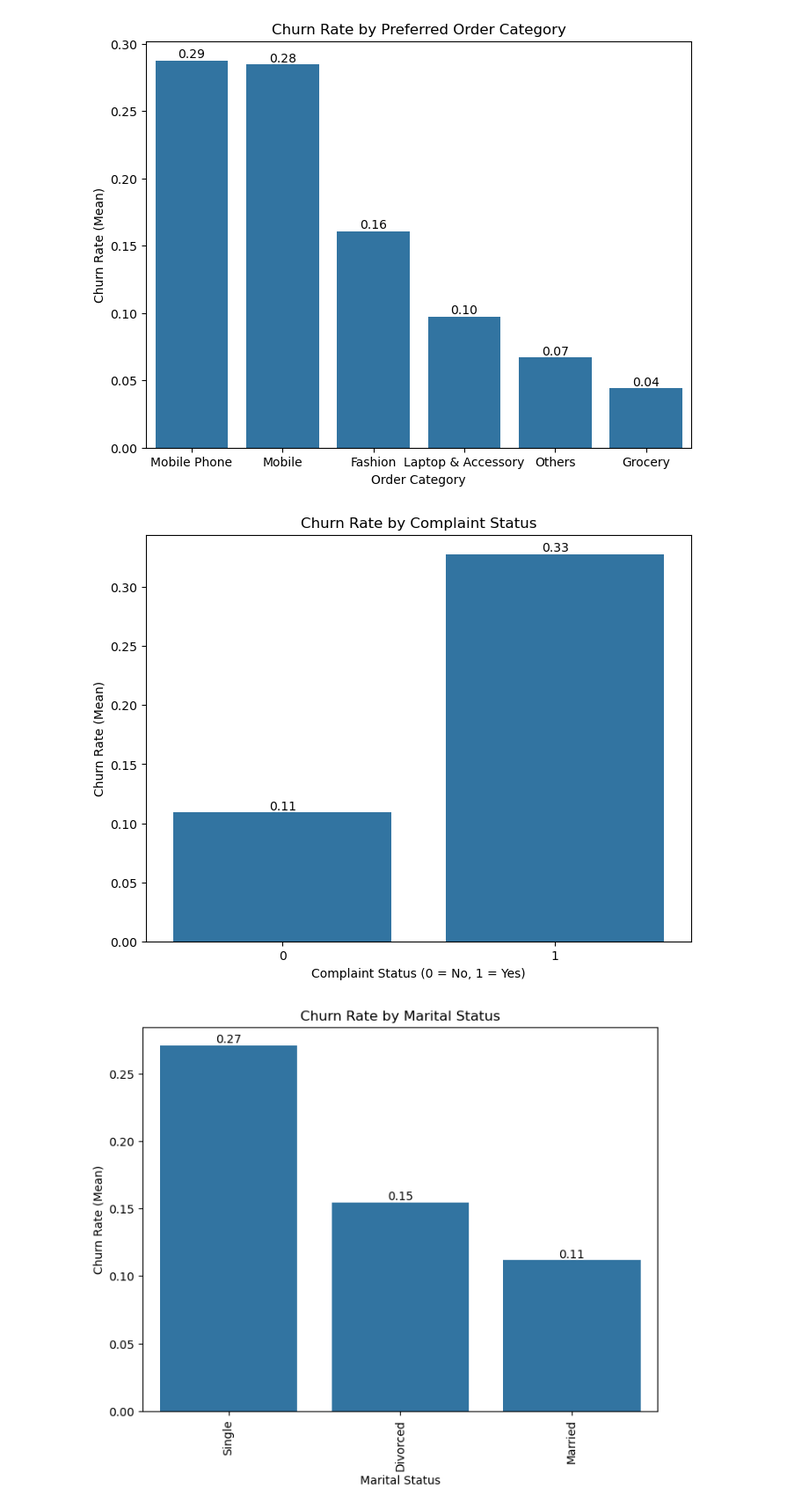
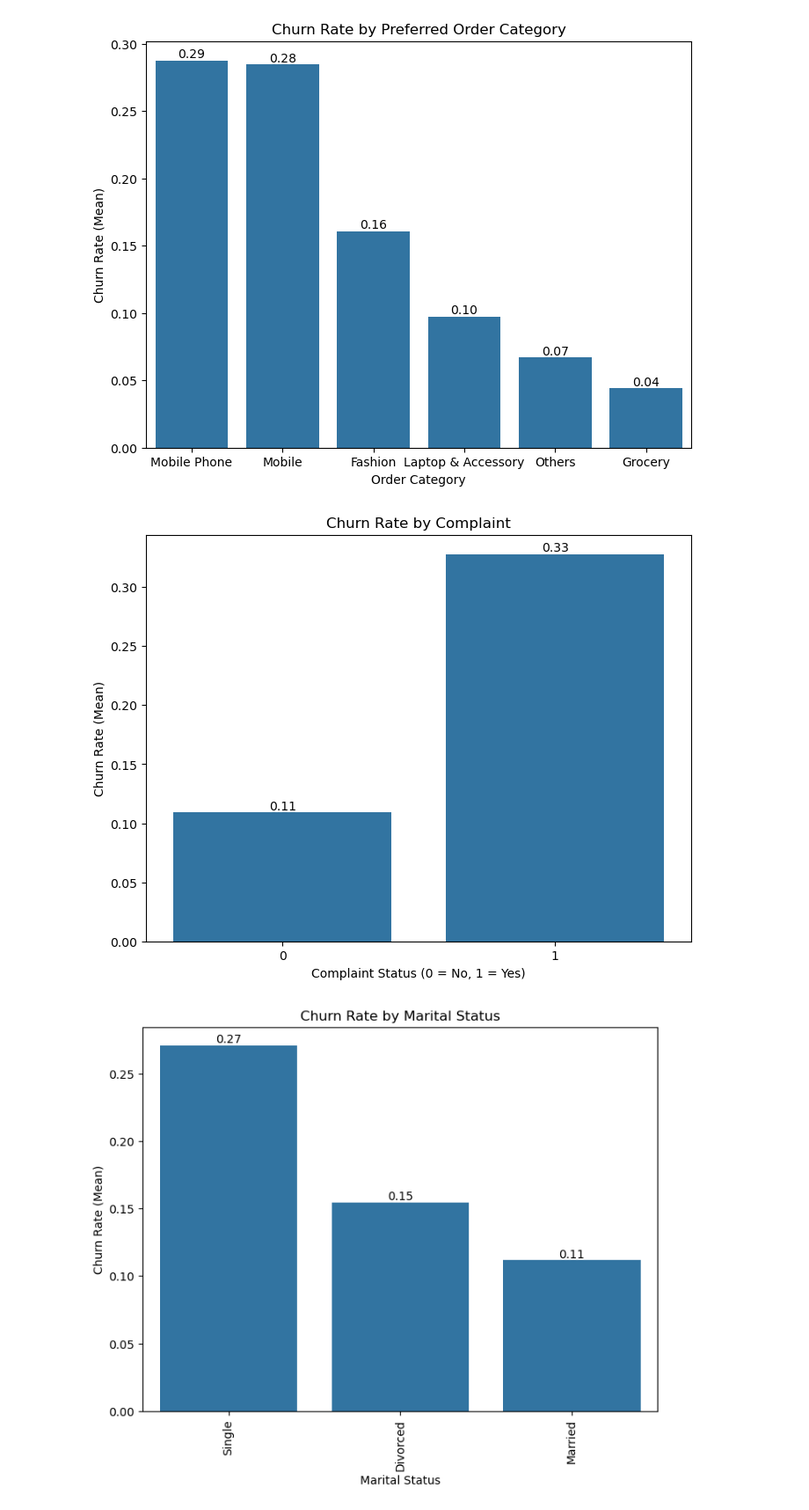
Before and after one commit to alhamfebian/purwadhika-jcdsol, a Jupyter notebook: Capstone Project/Capstone Project Module 3/ECommerceCustomerChurn.ipynb, the cells around one changed output. Shown at 88% size. Saved outputs shown, nothing was run; the diff lists cells and outputs as text; code cells hidden in the pictures.

```diff
--- a/Capstone Project/Capstone Project Module 3/ECommerceCustomerChurn.ipynb
+++ b/Capstone Project/Capstone Project Module 3/ECommerceCustomerChurn.ipynb
@@ -226,21 +240,21 @@ plt.show()
 # %%
 # Melihat berapa rata-rata orang yang Churn berdasarkan Complaint atau tidak
 
 plt.figure(figsize=(8, 6))
 
 churn_rate_by_complaint_status_barplot = sns.barplot(
     data=df_ecommerce_customer_churn.groupby('Complain')['Churn'].mean().sort_values(ascending=False)
 )
 
 for container in churn_rate_by_complaint_status_barplot.containers:
     churn_rate_by_complaint_status_barplot.bar_label(container, fmt='%.2f')
 
-plt.title('Churn Rate by Complaint Status')
+plt.title('Churn Rate by Complaint')
 plt.xlabel('Complaint Status (0 = No, 1 = Yes)')
 plt.ylabel('Churn Rate (Mean)')
 plt.show()
 # %% [output]
-[figure, old version]
+[figure, new version]
 # %%
 # Melihat berapa rata-rata orang yang Churn berdasarkan Marital Status
 # Marital Status dibagi menjadi 10 group
```
Also changed, not shown: parts of 8 cells of this notebook.
